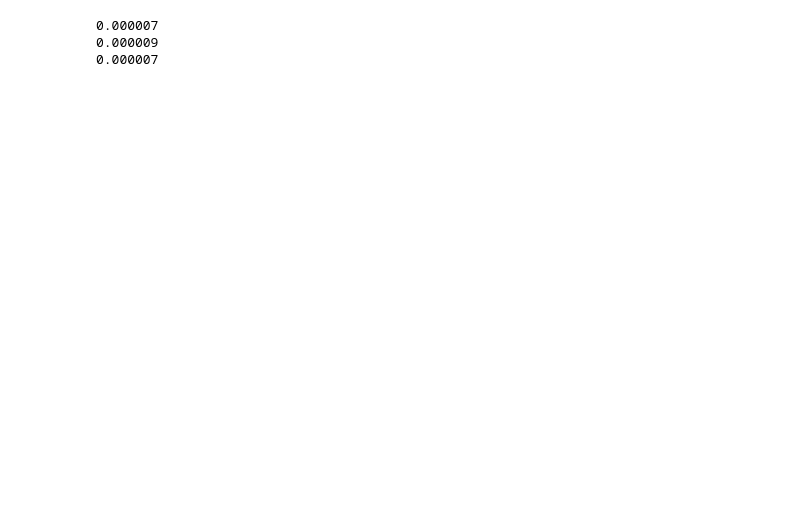
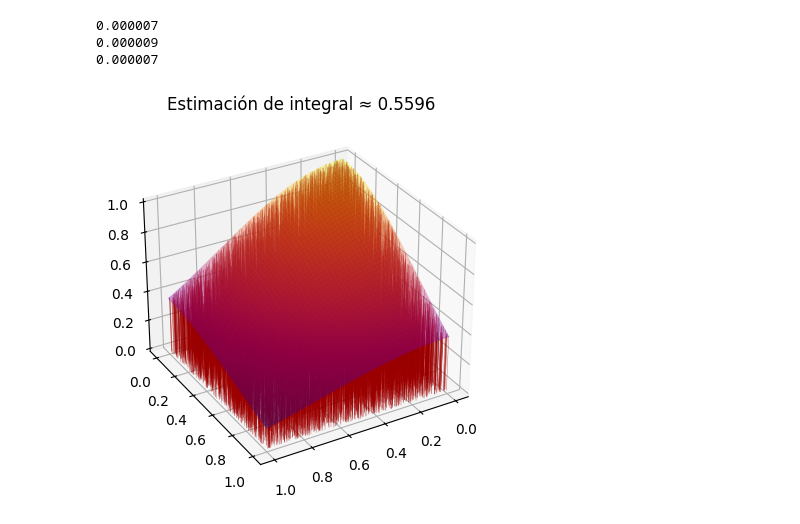
Before and after one commit to nieto-lucas/Trabajo-especial-mys, a Jupyter notebook: trabajo-especial.ipynb, the cells around one changed output. Drawn from its saved outputs; the diff is of its cells as text; code cells hidden in the pictures; blank space fills up the shorter version.

```diff
--- a/trabajo-especial.ipynb
+++ b/trabajo-especial.ipynb
@@ -157,3 +157,7 @@ print(f"{sample_results['MersenneTwister'][1]:.6f}")
 0.000007
 0.000009
 0.000007
+# %%
+Utils.plot_3D_gaussian_estimation(Nsamples=SAMPLE_SIZE_SMALL, rng=lcg)
+# %% [output]
+[figure, added]
```
Also changed, not shown: parts of 5 cells of this notebook, 2 other files.
